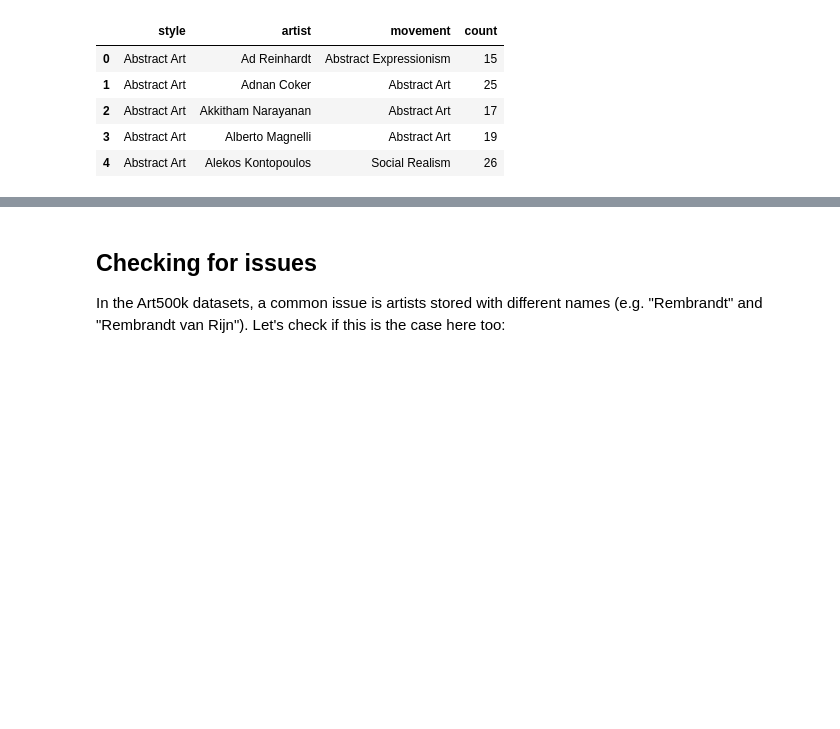
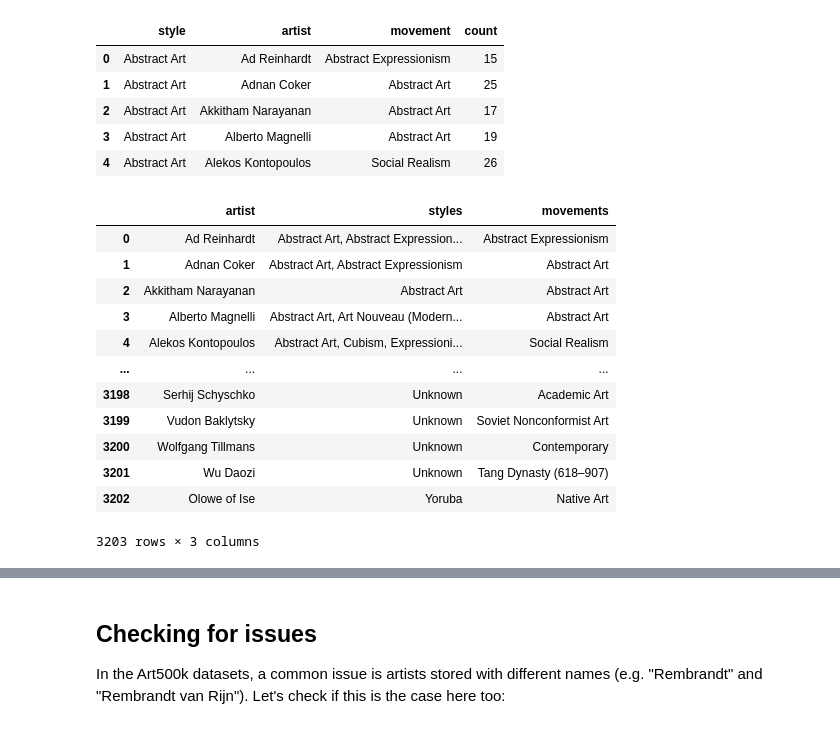
Before and after one commit to me9hanics/ArtProject, a Jupyter notebook: wikiart.ipynb, the cells around one changed output, grey strips where cells are left out. Cells and saved outputs as stored; diff of their text form; code cells hidden in the pictures; blank space fills up the shorter version.

```diff
--- a/wikiart.ipynb
+++ b/wikiart.ipynb
@@ -108,0 +116,24 @@ df2_grouped2.to_csv('datasets/wikiart_artists_styles_grouped.csv', index=False)
+# %%
+def concat_all_attribute_values_per_artist(df,artist_name , attribute_name):
+    return df[attribute_name][df['artist']==artist_name].str.cat(sep=', ')
+
+def concat_unique_attribute_values_per_artist(df,artist_name , attribute_name):
+    return pd.Series(df[attribute_name][df['artist']==artist_name].unique()).str.cat(sep=', ')
+
+artists_A['styles'] = [concat_all_attribute_values_per_artist(df2_grouped2, artist_name, 'style') for artist_name in artists_A['artist']]
+artists_A['movement'] = [concat_unique_attribute_values_per_artist(df2_grouped2, artist_name, 'movement') for artist_name in artists_A['artist']]
+artists_A
+# %% [output]
+|  | artist | styles | movements |
+| 0 | Ad Reinhardt | Abstract Art, Abstract Expression... | Abstract Expressionism |
+| 1 | Adnan Coker | Abstract Art, Abstract Expressionism | Abstract Art |
+| 2 | Akkitham Narayanan | Abstract Art | Abstract Art |
+| 3 | Alberto Magnelli | Abstract Art, Art Nouveau (Modern... | Abstract Art |
+| 4 | Alekos Kontopoulos | Abstract Art, Cubism, Expressioni... | Social Realism |
+| ... | ... | ... | ... |
+| 3198 | Serhij Schyschko | Unknown | Academic Art |
+| 3199 | Vudon Baklytsky | Unknown | Soviet Nonconformist Art |
+| 3200 | Wolfgang Tillmans | Unknown | Contemporary |
+| 3201 | Wu Daozi | Unknown | Tang Dynasty (618–907) |
+| 3202 | Olowe of Ise | Yoruba | Native Art |
+3203 rows × 3 columns
```
Also changed, not shown: parts of 15 cells of this notebook, 3 other files.
